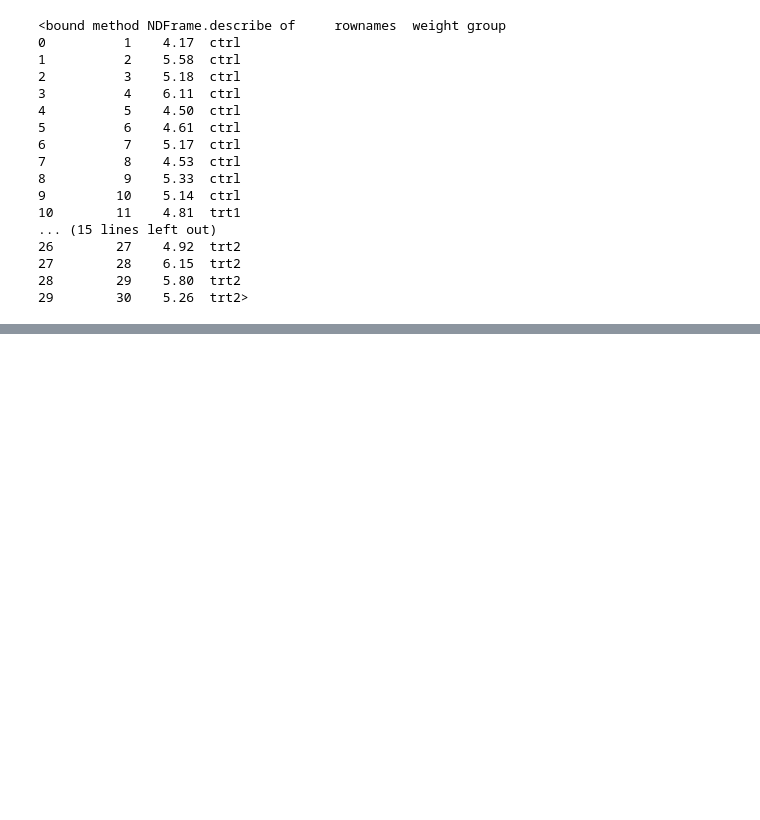
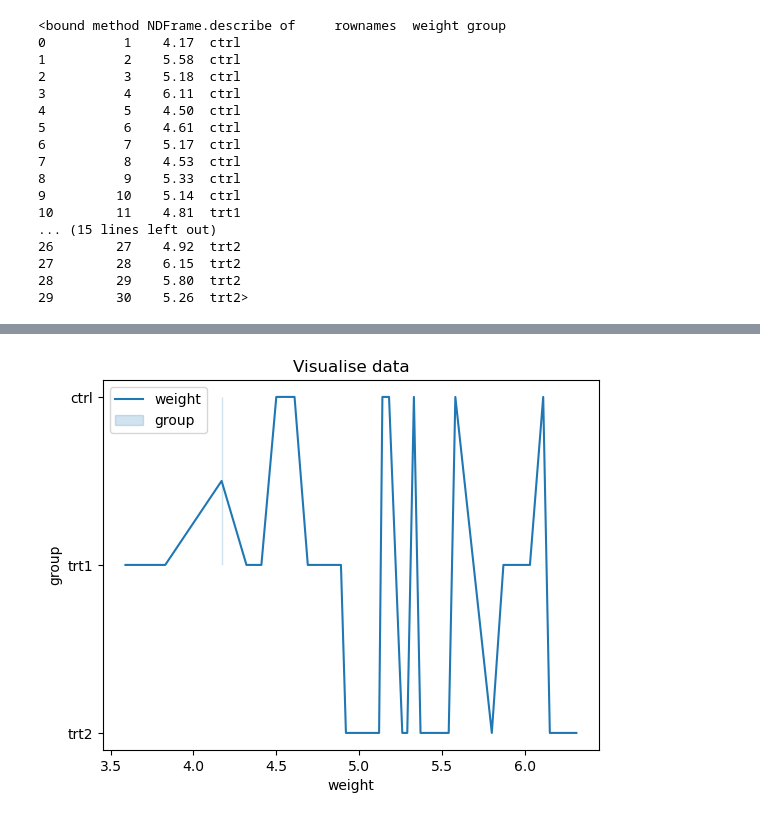
Before and after one commit to dectan/applied_statistics, a Jupyter notebook: project.ipynb, the cells around one changed output, grey strips where cells are left out. Cells and saved outputs as stored; diff of their text form; code cells hidden in the pictures; blank space fills up the shorter version.

```diff
--- a/project.ipynb
+++ b/project.ipynb
@@ -67,0 +66,10 @@ df1.head
+# %%
+sns.lineplot(data=df1, x = 'weight', y = 'group')
+
+plt.title('Visualise data')
+plt.xlabel('weight')
+plt.ylabel('group')
+plt.legend(['weight','group'])
+plt.show()
+# %% [output]
+[figure, added]
```
Also changed, not shown: parts of 2 cells of this notebook.
